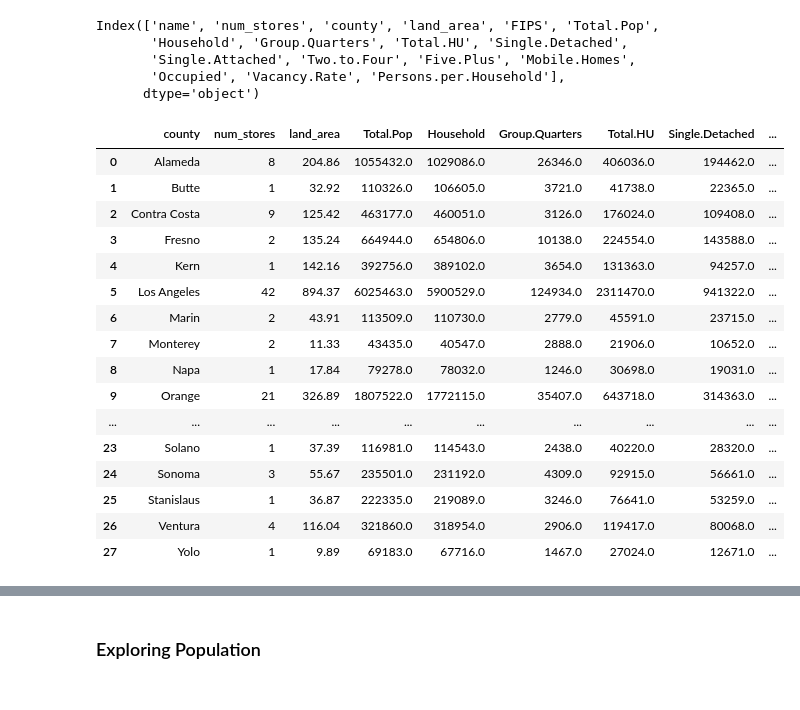
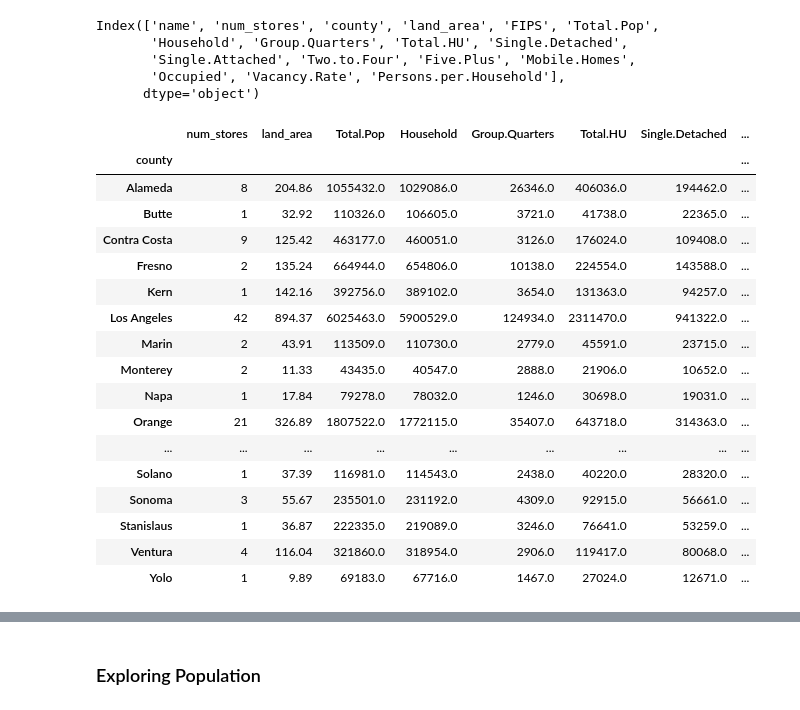
Before and after one commit to jordanchow1/tj_locations, a Jupyter notebook: visualization.ipynb, the cells around one changed output, grey strips where cells are left out. Saved outputs shown, nothing was run; the diff lists cells and outputs as text; code cells hidden in the pictures.

```diff
--- a/visualization.ipynb
+++ b/visualization.ipynb
@@ -43,27 +43,27 @@ df['Vacancy.Rate'] = df['Vacancy.Rate'].astype(float)/100
 df_county = df.groupby(['county']).agg('sum')
 df_county[['Vacancy.Rate','Persons.per.Household']] = df.groupby("county").agg("mean")[['Vacancy.Rate','Persons.per.Household']]
 # %%
-df_county = df_county.reset_index()
 df_county
 #land area is sum of all cities with Trader Joe's so will need to find the overall land area
 # %% [output]
-|  | county | num_stores | land_area | Total.Pop | Household | Group.Quarters | Total.HU | Single.Detached | ... |
-| 0 | Alameda | 8 | 204.86 | 1055432.0 | 1029086.0 | 26346.0 | 406036.0 | 194462.0 | ... |
-| 1 | Butte | 1 | 32.92 | 110326.0 | 106605.0 | 3721.0 | 41738.0 | 22365.0 | ... |
-| 2 | Contra Costa | 9 | 125.42 | 463177.0 | 460051.0 | 3126.0 | 176024.0 | 109408.0 | ... |
-| 3 | Fresno | 2 | 135.24 | 664944.0 | 654806.0 | 10138.0 | 224554.0 | 143588.0 | ... |
-| 4 | Kern | 1 | 142.16 | 392756.0 | 389102.0 | 3654.0 | 131363.0 | 94257.0 | ... |
-| 5 | Los Angeles | 42 | 894.37 | 6025463.0 | 5900529.0 | 124934.0 | 2311470.0 | 941322.0 | ... |
-| 6 | Marin | 2 | 43.91 | 113509.0 | 110730.0 | 2779.0 | 45591.0 | 23715.0 | ... |
-| 7 | Monterey | 2 | 11.33 | 43435.0 | 40547.0 | 2888.0 | 21906.0 | 10652.0 | ... |
-| 8 | Napa | 1 | 17.84 | 79278.0 | 78032.0 | 1246.0 | 30698.0 | 19031.0 | ... |
-| 9 | Orange | 21 | 326.89 | 1807522.0 | 1772115.0 | 35407.0 | 643718.0 | 314363.0 | ... |
-| ... | ... | ... | ... | ... | ... | ... | ... | ... | ... |
-| 23 | Solano | 1 | 37.39 | 116981.0 | 114543.0 | 2438.0 | 40220.0 | 28320.0 | ... |
-| 24 | Sonoma | 3 | 55.67 | 235501.0 | 231192.0 | 4309.0 | 92915.0 | 56661.0 | ... |
-| 25 | Stanislaus | 1 | 36.87 | 222335.0 | 219089.0 | 3246.0 | 76641.0 | 53259.0 | ... |
-| 26 | Ventura | 4 | 116.04 | 321860.0 | 318954.0 | 2906.0 | 119417.0 | 80068.0 | ... |
-| 27 | Yolo | 1 | 9.89 | 69183.0 | 67716.0 | 1467.0 | 27024.0 | 12671.0 | ... |
+|  | num_stores | land_area | Total.Pop | Household | Group.Quarters | Total.HU | Single.Detached | ... |
+| county |  |  |  |  |  |  |  | ... |
+| Alameda | 8 | 204.86 | 1055432.0 | 1029086.0 | 26346.0 | 406036.0 | 194462.0 | ... |
+| Butte | 1 | 32.92 | 110326.0 | 106605.0 | 3721.0 | 41738.0 | 22365.0 | ... |
+| Contra Costa | 9 | 125.42 | 463177.0 | 460051.0 | 3126.0 | 176024.0 | 109408.0 | ... |
+| Fresno | 2 | 135.24 | 664944.0 | 654806.0 | 10138.0 | 224554.0 | 143588.0 | ... |
+| Kern | 1 | 142.16 | 392756.0 | 389102.0 | 3654.0 | 131363.0 | 94257.0 | ... |
+| Los Angeles | 42 | 894.37 | 6025463.0 | 5900529.0 | 124934.0 | 2311470.0 | 941322.0 | ... |
+| Marin | 2 | 43.91 | 113509.0 | 110730.0 | 2779.0 | 45591.0 | 23715.0 | ... |
+| Monterey | 2 | 11.33 | 43435.0 | 40547.0 | 2888.0 | 21906.0 | 10652.0 | ... |
+| Napa | 1 | 17.84 | 79278.0 | 78032.0 | 1246.0 | 30698.0 | 19031.0 | ... |
+| Orange | 21 | 326.89 | 1807522.0 | 1772115.0 | 35407.0 | 643718.0 | 314363.0 | ... |
+| ... | ... | ... | ... | ... | ... | ... | ... | ... |
+| Solano | 1 | 37.39 | 116981.0 | 114543.0 | 2438.0 | 40220.0 | 28320.0 | ... |
+| Sonoma | 3 | 55.67 | 235501.0 | 231192.0 | 4309.0 | 92915.0 | 56661.0 | ... |
+| Stanislaus | 1 | 36.87 | 222335.0 | 219089.0 | 3246.0 | 76641.0 | 53259.0 | ... |
+| Ventura | 4 | 116.04 | 321860.0 | 318954.0 | 2906.0 | 119417.0 | 80068.0 | ... |
+| Yolo | 1 | 9.89 | 69183.0 | 67716.0 | 1467.0 | 27024.0 | 12671.0 | ... |
 # %%
 df_size = pd.read_csv("county_size.csv", header=None)
 # %%
```
Also changed, not shown: parts of 14 cells of this notebook, 8 other files.
